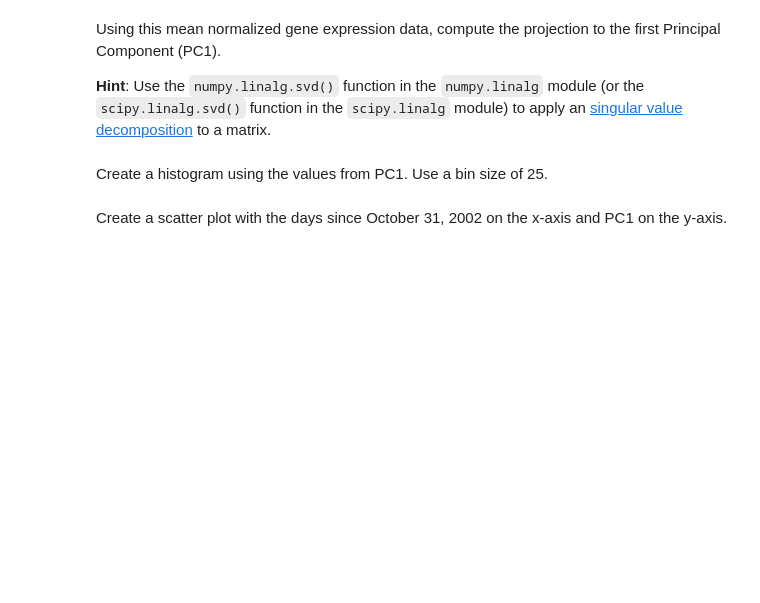
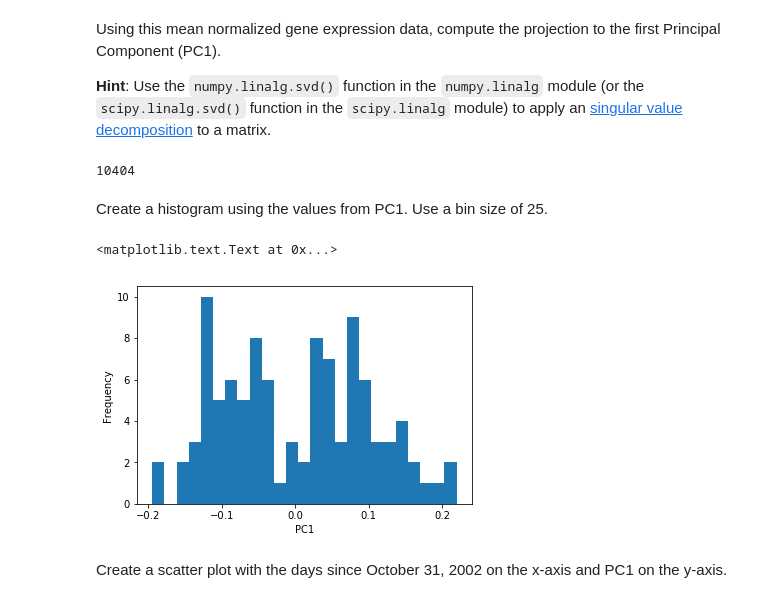
Before and after one commit to Theerit/2014, a Jupyter notebook: homework/HW2.ipynb, the cells around one changed output. Drawn from its saved outputs; the diff is of its cells as text; code cells hidden in the pictures; blank space fills up the shorter version.

```diff
--- a/homework/HW2.ipynb
+++ b/homework/HW2.ipynb
@@ -188,0 +177,4 @@ Compute the average gene expression intensity in the `exprsCEU` DataFrame across
+# %%
+#your code here
+data = exprsCEU.apply(lambda x: x - exprsCEU.mean(axis=1),axis=0)
+data.head()
@@ -195,2 +193,9 @@ Using this mean normalized gene expression data, compute the projection to the f
+# %%
+#your code here
+U,s,Vh = lin.svd(data)
+V = Vh.T
+V.size
+# %% [output]
+10404
 # %% [markdown]
 Create a histogram using the values from PC1.  Use a bin size of 25.
@@ -199,2 +202,10 @@ Create a histogram using the values from PC1.  Use a bin size of 25.
+# %%
+#your code here
+plt.hist(V[:,0],bins = 25)
+plt.xlabel('PC1')
+plt.ylabel('Frequency')
+# %% [output]
+<matplotlib.text.Text at 0x...>
+[figure, added]
 # %% [markdown]
 Create a scatter plot with the days since October 31, 2002 on the x-axis and PC1 on the y-axis.
```
Also changed, not shown: parts of 12 cells of this notebook.
